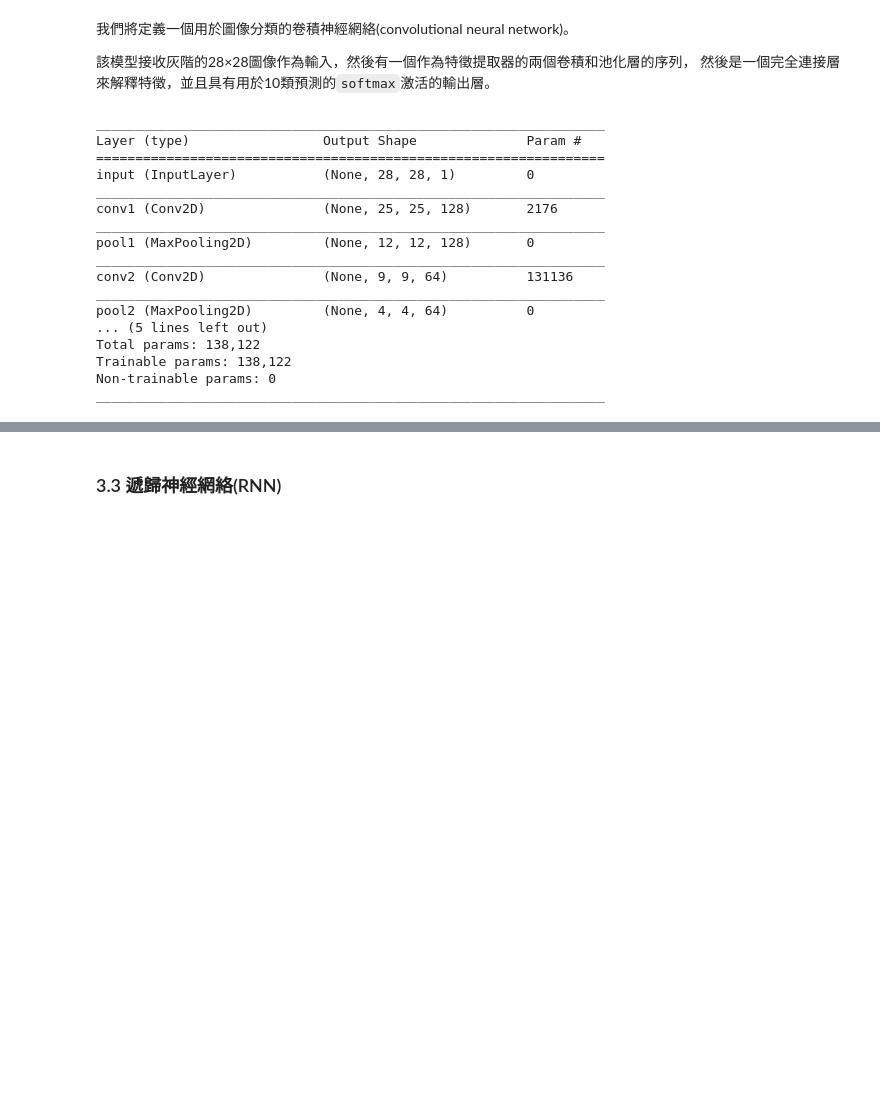
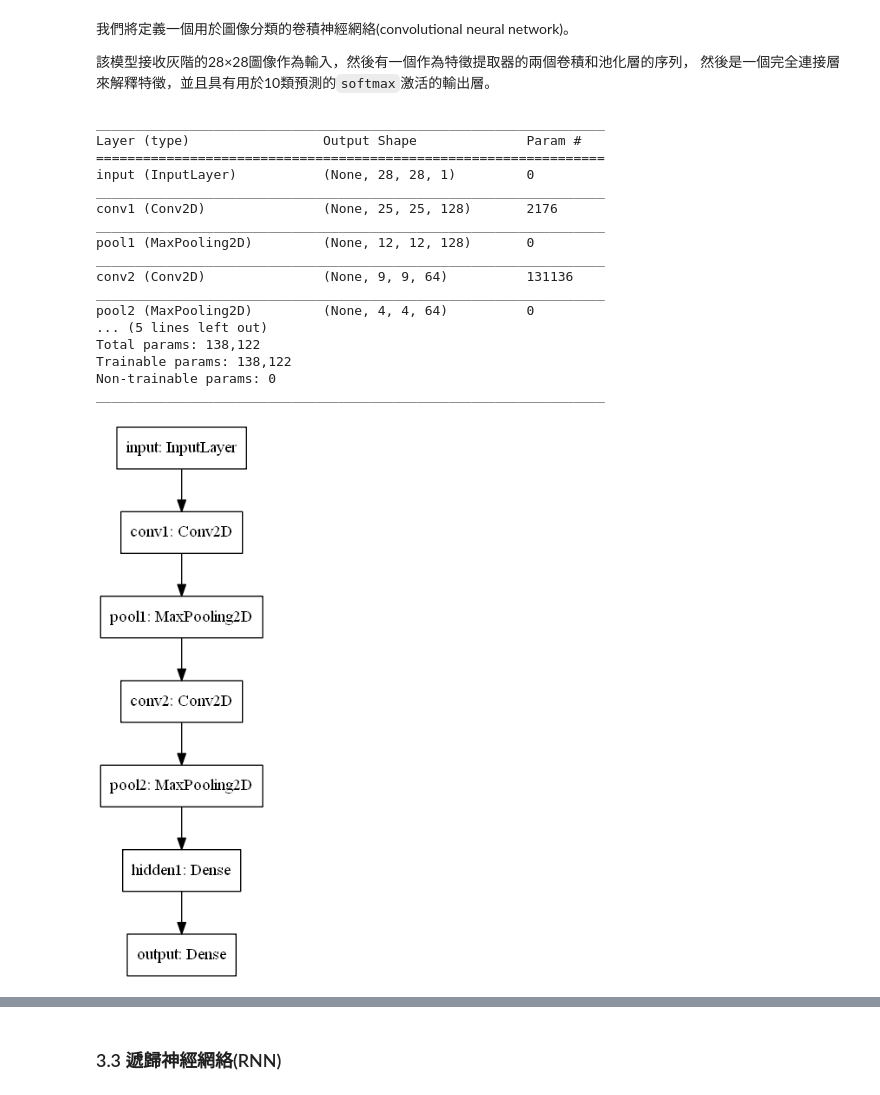
Before and after one commit to erhwenkuo/deep-learning-with-keras-notebooks, a Jupyter notebook: 1.1-keras-functional-api.ipynb, the cells around one changed output, grey strips where cells are left out. Cells and saved outputs as stored; diff of their text form; code cells hidden in the pictures; blank space fills up the shorter version.

```diff
--- a/1.1-keras-functional-api.ipynb
+++ b/1.1-keras-functional-api.ipynb
@@ -202,30 +204,34 @@ pool1 = MaxPool2D(pool_size=(2, 2), name='pool1')(conv1)
 conv2 = Conv2D(64, kernel_size=4, activation='relu', name='conv2')(pool1)
 pool2 = MaxPool2D(pool_size=(2, 2), name='pool2')(conv2)
 
 hidden1 = Dense(64, activation='relu', name='hidden1')(pool2)
 output = Dense(10, activation='softmax', name='output')(hidden1)
 model = Model(inputs=mnist_input, outputs=output)
 
 # 打印網絡結構
 model.summary()
 
 # 產生網絡拓撲圖
 plot_model(model, to_file='convolutional_neural_network.png')
+
+# 秀出網絡拓撲圖
+Image('convolutional_neural_network.png')
 # %% [output]
 _________________________________________________________________
 Layer (type)                 Output Shape              Param #
 =================================================================
 input (InputLayer)           (None, 28, 28, 1)         0
 _________________________________________________________________
 conv1 (Conv2D)               (None, 25, 25, 128)       2176
 _________________________________________________________________
 pool1 (MaxPooling2D)         (None, 12, 12, 128)       0
 _________________________________________________________________
 conv2 (Conv2D)               (None, 9, 9, 64)          131136
 _________________________________________________________________
 pool2 (MaxPooling2D)         (None, 4, 4, 64)          0
 ... (5 lines left out)
 Total params: 138,122
 Trainable params: 138,122
 Non-trainable params: 0
 _________________________________________________________________
+[figure, added]
```
Also changed, not shown: parts of 14 cells of this notebook.
